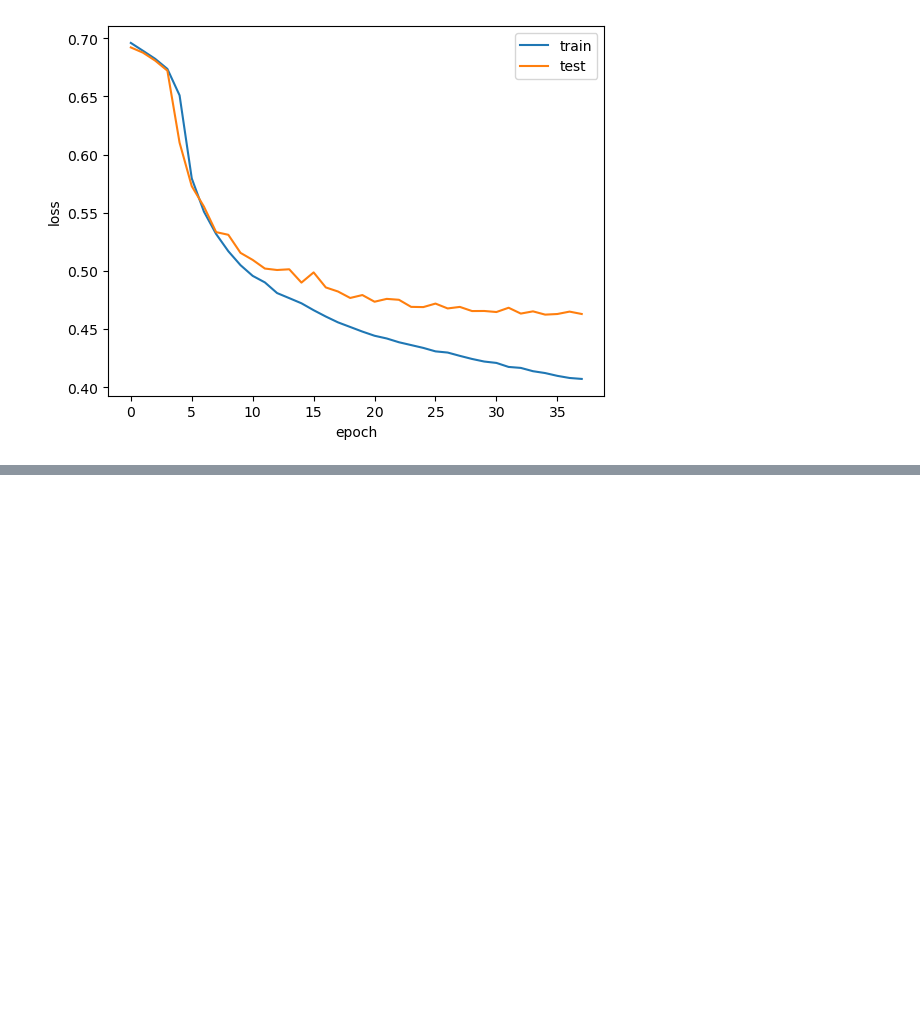
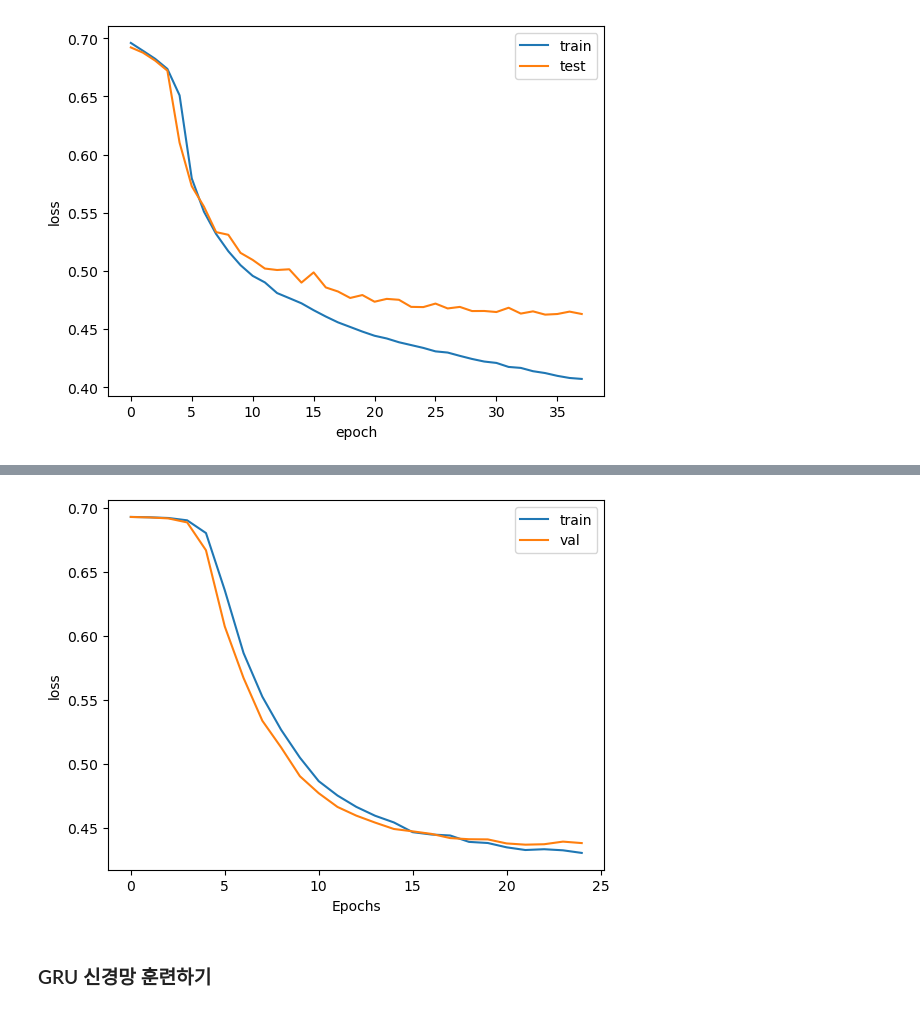
Before and after one commit to leew0nseok/ai, a Jupyter notebook: 혼공머/ch9.ipynb, the cells around one changed output, grey strips where cells are left out. Cells and saved outputs as stored; diff of their text form; code cells hidden in the pictures; blank space fills up the shorter version.

```diff
--- a/혼공머/ch9.ipynb
+++ b/혼공머/ch9.ipynb
@@ -211,0 +333,6 @@ plt.show()
+# %%
+model3 = keras.Sequential()
+model3.add(keras.layers.Embedding(500, 16, input_length=100))
+model3.add(keras.layers.LSTM(8, dropout=0.3, return_sequences=True))
+model3.add(keras.layers.LSTM(8, dropout=0.3))
+model3.add(keras.layers.Dense(1, activation='sigmoid'))
@@ -211,0 +359,6 @@ plt.show()
+# %%
+rmsprop = keras.optimizers.RMSprop(learning_rate=1e-4)
+model3.compile(optimizer = rmsprop, loss = 'binary_crossentropy', metrics = ['accuracy'])
+checkpoint_db = keras.callbacks.ModelCheckpoint('best-2rnn-model.h5', save_best_only=True)
+early_stopping_cb = keras.callbacks.EarlyStopping(patience = 3, restore_best_weights=True)
+history = model3.fit(train_seq, train_target, epochs=100, batch_size = 64, validation_data = (val_seq, val_target), callbacks = [checkpoint_db, early_stopping_cb])
@@ -211,0 +386,11 @@ plt.show()
+# %%
+plt.plot(history.history['loss'])
+plt.plot(history.history['val_loss'])
+plt.xlabel('Epochs')
+plt.ylabel('loss')
+plt.legend(['train', 'val'])
+plt.show()
+# %% [output]
+[figure, added]
+# %% [markdown]
+### GRU 신경망 훈련하기
```
Also changed, not shown: parts of 18 cells of this notebook, 4 other files.
